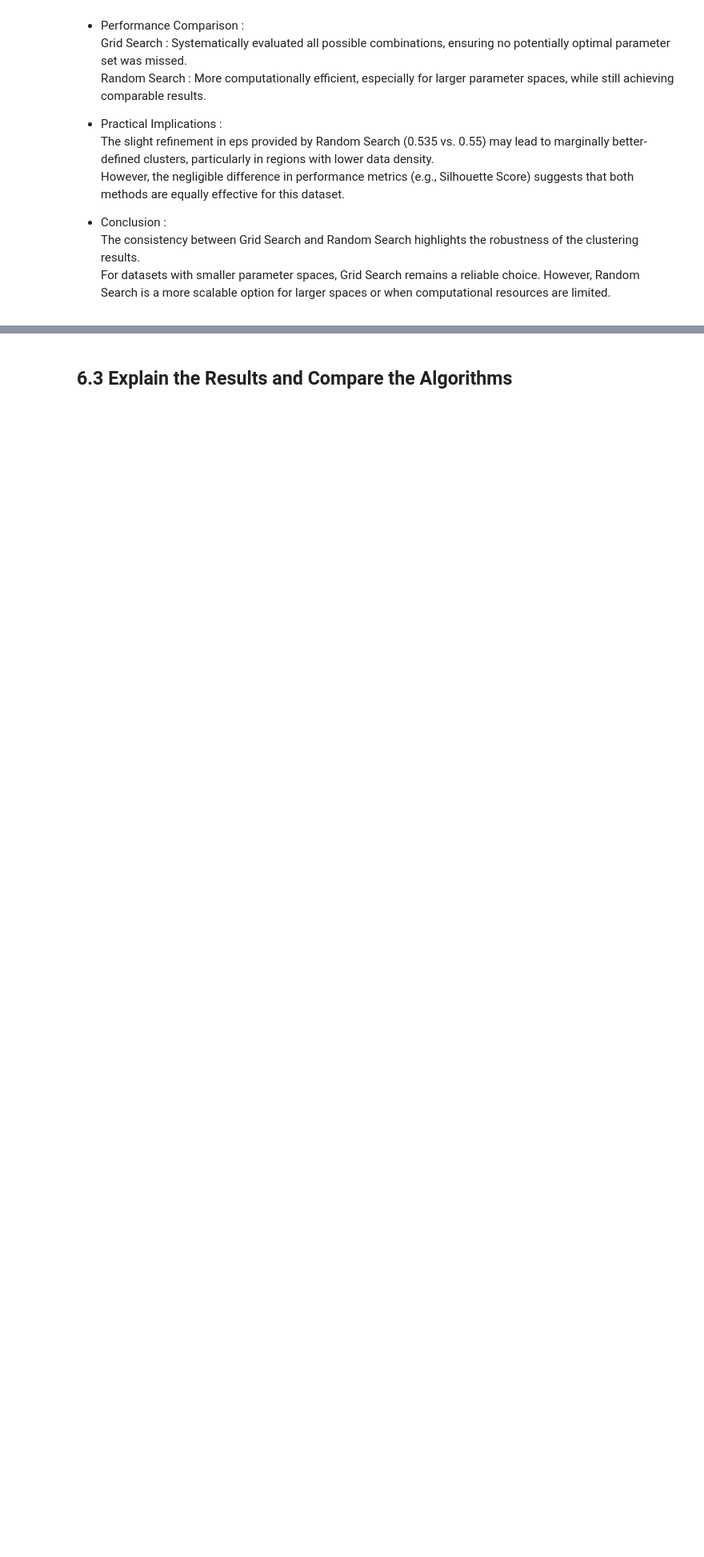
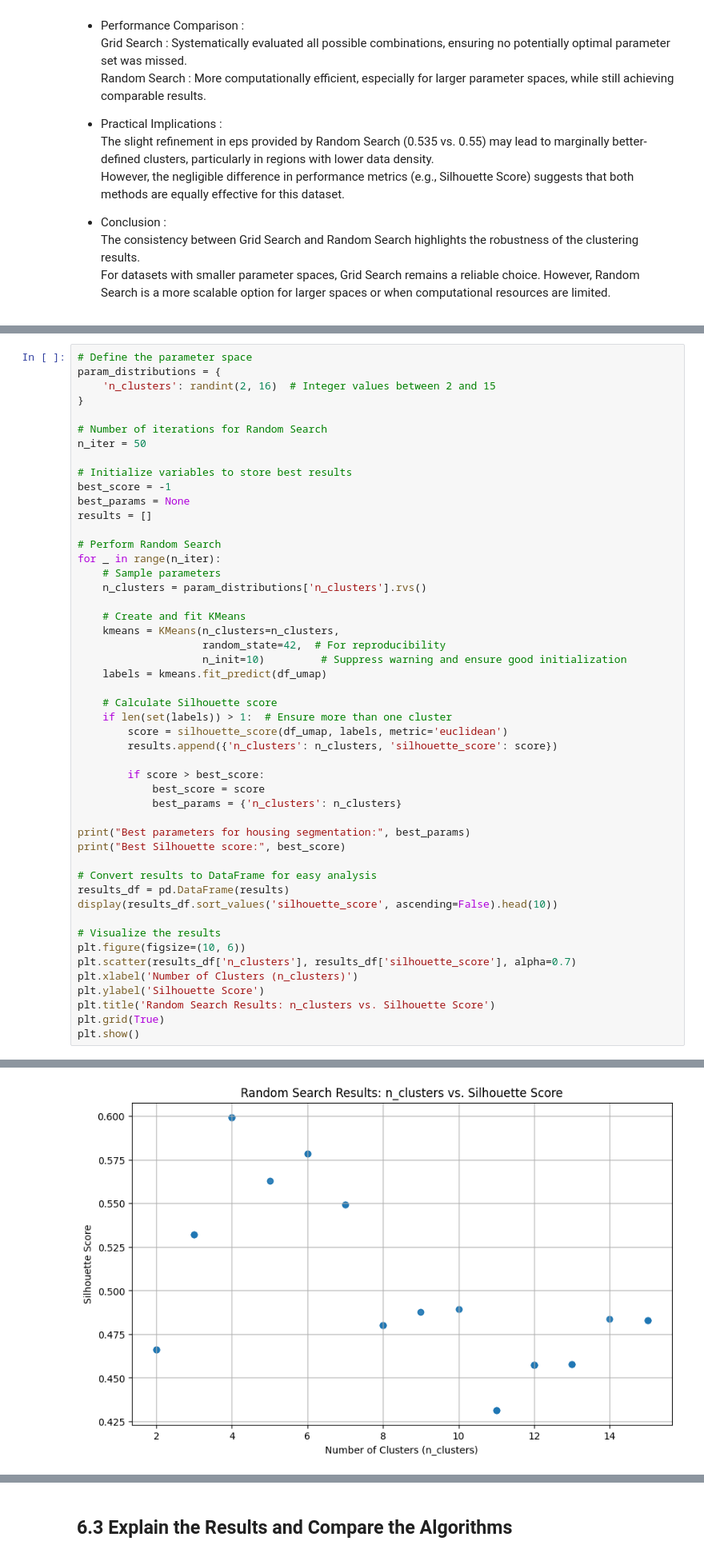
Before and after one commit to OusmaneMomboMombo/housing-cluster-analysis, a Jupyter notebook: house_sales_analysis.ipynb, the cells around one changed output, grey strips where cells are left out. Shown at 80% size. Cells and saved outputs as stored; diff of their text form; blank space fills up the shorter version.

```diff
--- a/house_sales_analysis.ipynb
+++ b/house_sales_analysis.ipynb
@@ -1181,0 +1316,50 @@ For datasets with smaller parameter spaces, Grid Search remains a reliable choic
+# %%
+# Define the parameter space
+param_distributions = {
+    'n_clusters': randint(2, 16)  # Integer values between 2 and 15
+}
+
+# Number of iterations for Random Search
+n_iter = 50
+
+# Initialize variables to store best results
+best_score = -1
+best_params = None
+results = []
+
+# Perform Random Search
+for _ in range(n_iter):
+    # Sample parameters
+    n_clusters = param_distributions['n_clusters'].rvs()
+
+    # Create and fit KMeans
+    kmeans = KMeans(n_clusters=n_clusters,
+                    random_state=42,  # For reproducibility
+                    n_init=10)         # Suppress warning and ensure good initialization
+    labels = kmeans.fit_predict(df_umap)
+
+    # Calculate Silhouette score
+    if len(set(labels)) > 1:  # Ensure more than one cluster
+        score = silhouette_score(df_umap, labels, metric='euclidean')
+        results.append({'n_clusters': n_clusters, 'silhouette_score': score})
+
+        if score > best_score:
+            best_score = score
+            best_params = {'n_clusters': n_clusters}
+
+print("Best parameters for housing segmentation:", best_params)
+print("Best Silhouette score:", best_score)
+
+# Convert results to DataFrame for easy analysis
+results_df = pd.DataFrame(results)
+display(results_df.sort_values('silhouette_score', ascending=False).head(10))
+
+# Visualize the results
+plt.figure(figsize=(10, 6))
+plt.scatter(results_df['n_clusters'], results_df['silhouette_score'], alpha=0.7)
+plt.xlabel('Number of Clusters (n_clusters)')
+plt.ylabel('Silhouette Score')
+plt.title('Random Search Results: n_clusters vs. Silhouette Score')
+plt.grid(True)
+plt.show()
+# %% [output]
@@ -1181,0 +1379 @@ For datasets with smaller parameter spaces, Grid Search remains a reliable choic
+[figure, added]
```
Also changed, not shown: parts of 34 cells of this notebook.
